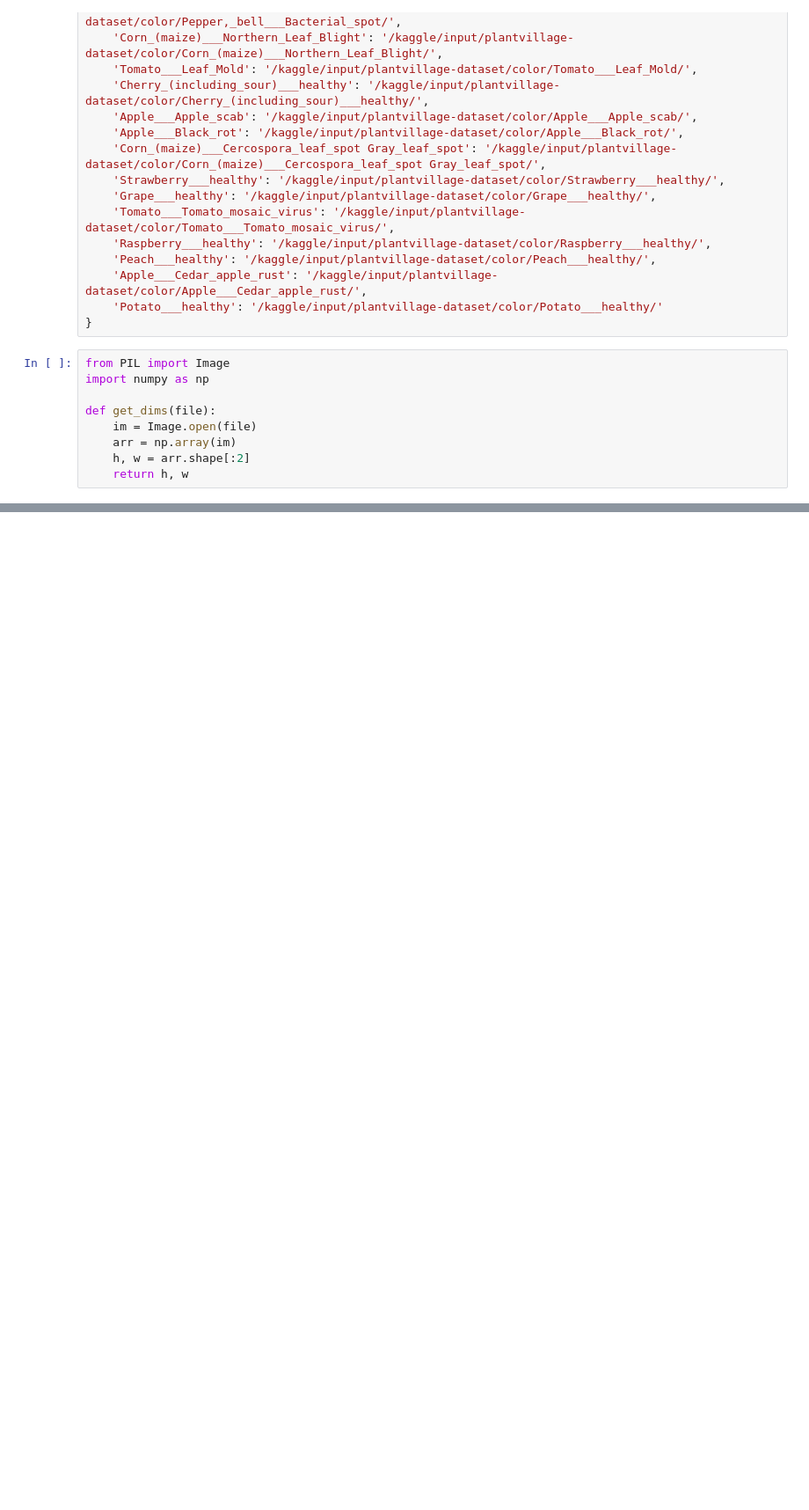
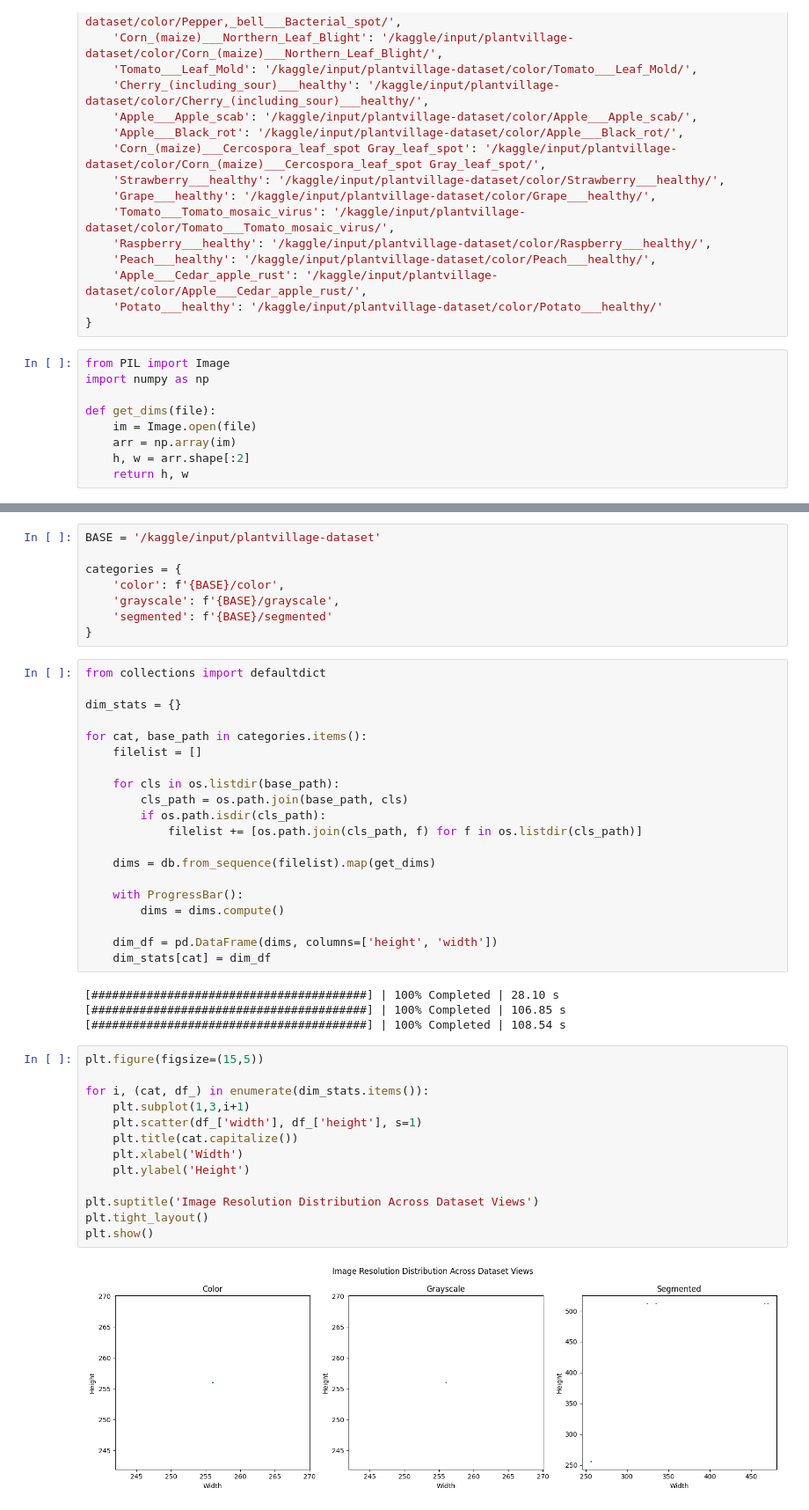
Before and after one commit to RedApple75/WIDS-5.0, a Jupyter notebook: plant_EDA.ipynb, the cells around one changed output, grey strips where cells are left out. Shown at 88% size. Cells and saved outputs as stored; diff of their text form; blank space fills up the shorter version.

Commit message:
Image Pixel Data Analysis added

```diff
--- a/plant_EDA.ipynb
+++ b/plant_EDA.ipynb
@@ -199,3 +199,50 @@ More than 20 figures have been opened. Figures created through the pyplot interf
 [figure]
 [figure]
 ... (29 outputs left out)
+# %%
+BASE = '/kaggle/input/plantvillage-dataset'
+
+categories = {
+    'color': f'{BASE}/color',
+    'grayscale': f'{BASE}/grayscale',
+    'segmented': f'{BASE}/segmented'
+}
+# %%
+from collections import defaultdict
+
+dim_stats = {}
+
+for cat, base_path in categories.items():
+    filelist = []
+
+    for cls in os.listdir(base_path):
+        cls_path = os.path.join(base_path, cls)
+        if os.path.isdir(cls_path):
+            filelist += [os.path.join(cls_path, f) for f in os.listdir(cls_path)]
+
+    dims = db.from_sequence(filelist).map(get_dims)
+
+    with ProgressBar():
+        dims = dims.compute()
+
+    dim_df = pd.DataFrame(dims, columns=['height', 'width'])
+    dim_stats[cat] = dim_df
+# %% [output]
+[########################################] | 100% Completed | 28.10 s
+[########################################] | 100% Completed | 106.85 s
+[########################################] | 100% Completed | 108.54 s
+# %%
+plt.figure(figsize=(15,5))
+
+for i, (cat, df_) in enumerate(dim_stats.items()):
+    plt.subplot(1,3,i+1)
+    plt.scatter(df_['width'], df_['height'], s=1)
+    plt.title(cat.capitalize())
+    plt.xlabel('Width')
+    plt.ylabel('Height')
+
+plt.suptitle('Image Resolution Distribution Across Dataset Views')
+plt.tight_layout()
+plt.show()
+# %% [output]
+[figure, added]
```
Also changed, not shown: parts of 3 cells of this notebook.
